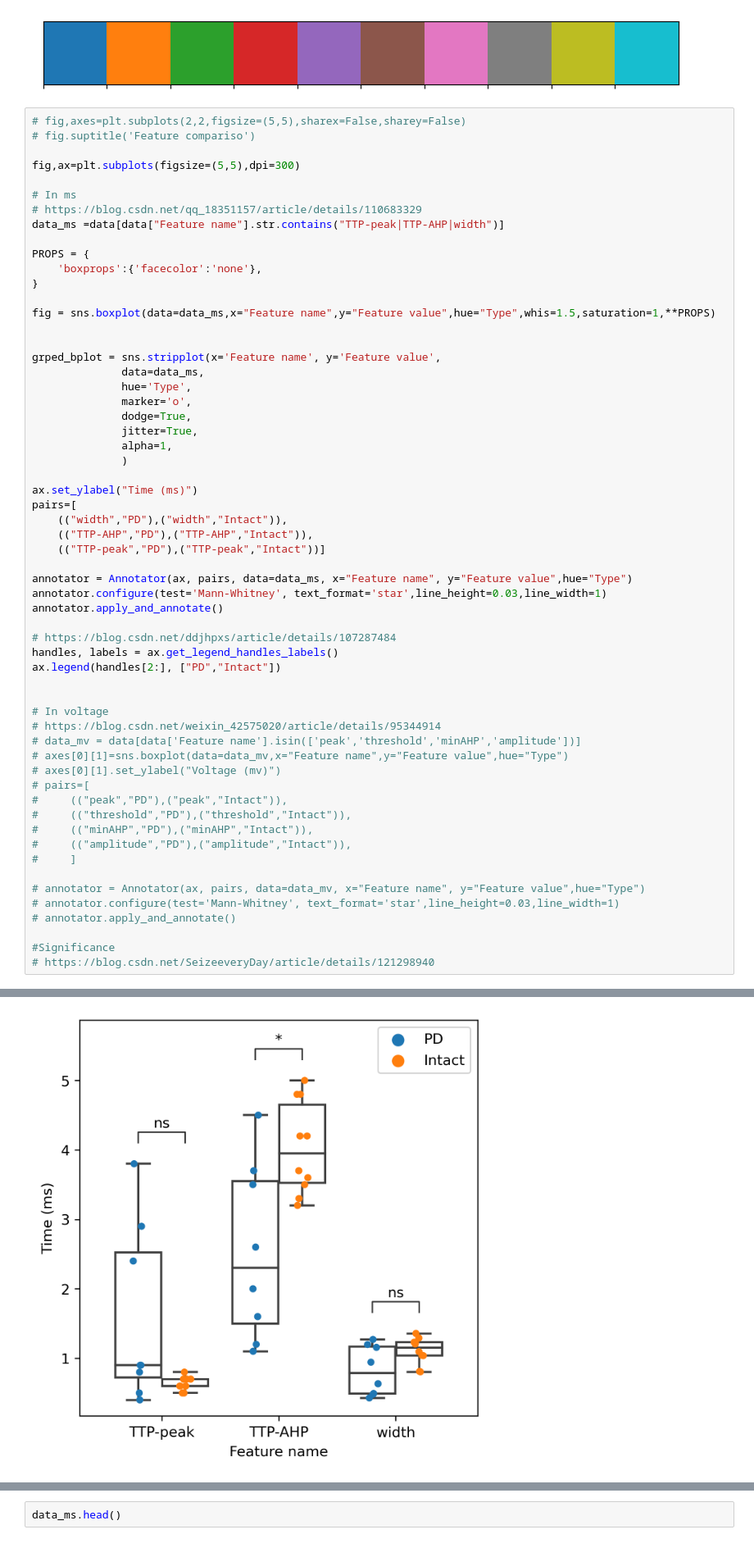
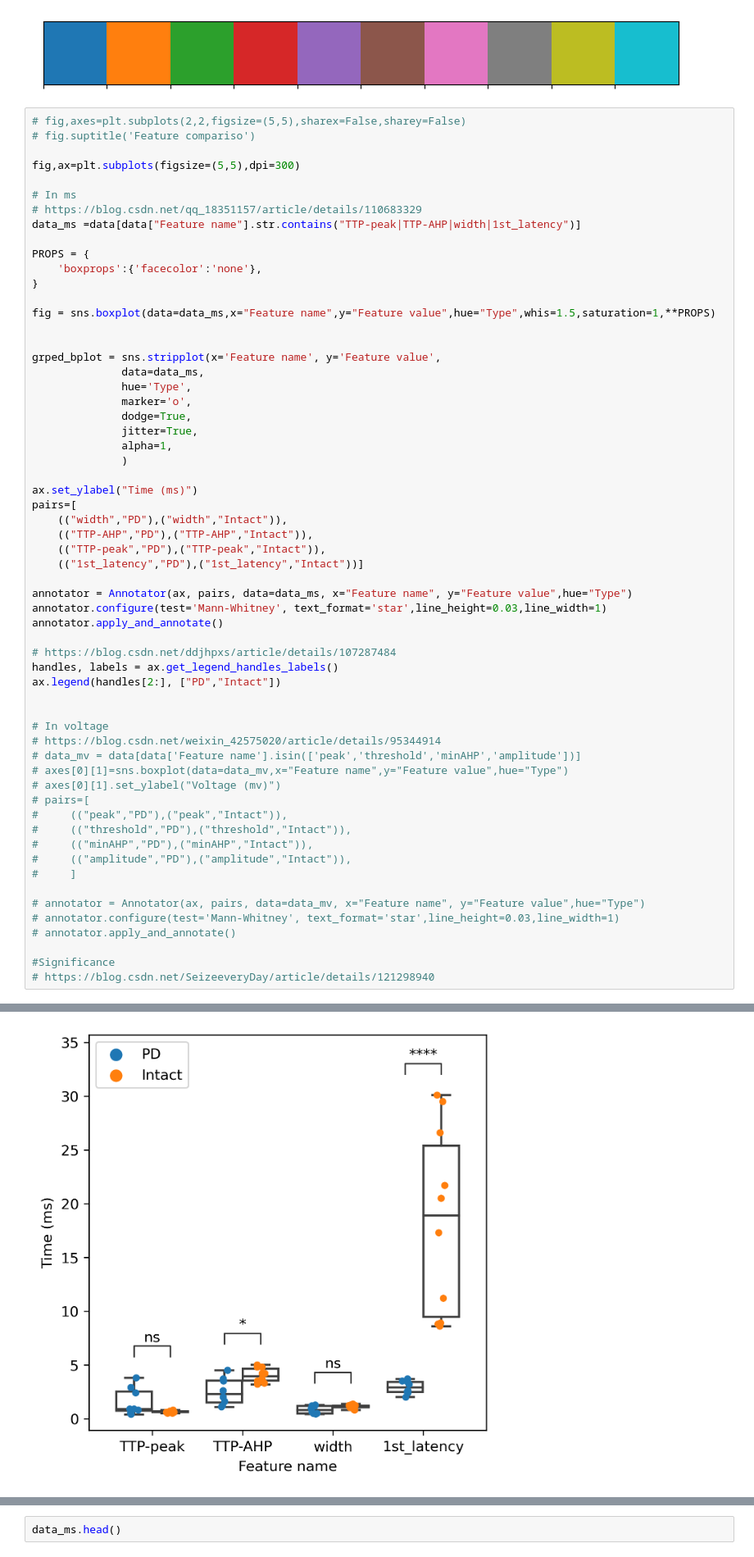
Before and after one commit to AlanYWu/Pioneer_spike-train-analysis, a Jupyter notebook: Graphs/Graph 3/Grouped box-whisker plot/Plot_first_spike/1_Plot_Final.ipynb, the cells around one changed output, grey strips where cells are left out. Shown at 82% size. Drawn from its saved outputs; the diff is of its cells as text.

Commit message:
Update: first spike latency

```diff
--- a/Graphs/Graph 3/Grouped box-whisker plot/Plot_first_spike/1_Plot_Final.ipynb
+++ b/Graphs/Graph 3/Grouped box-whisker plot/Plot_first_spike/1_Plot_Final.ipynb
@@ -31,7 +31,7 @@ fig,ax=plt.subplots(figsize=(5,5),dpi=300)
 
 # In ms
 # https://blog.csdn.net/qq_18351157/article/details/110683329
-data_ms =data[data["Feature name"].str.contains("TTP-peak|TTP-AHP|width")]
+data_ms =data[data["Feature name"].str.contains("TTP-peak|TTP-AHP|width|1st_latency")]
 
 PROPS = {
     'boxprops':{'facecolor':'none'},
@@ -53,7 +53,8 @@ ax.set_ylabel("Time (ms)")
 pairs=[
     (("width","PD"),("width","Intact")),
     (("TTP-AHP","PD"),("TTP-AHP","Intact")),
-    (("TTP-peak","PD"),("TTP-peak","Intact"))]
+    (("TTP-peak","PD"),("TTP-peak","Intact")),
+    (("1st_latency","PD"),("1st_latency","Intact"))]
 
 annotator = Annotator(ax, pairs, data=data_ms, x="Feature name", y="Feature value",hue="Type")
 annotator.configure(test='Mann-Whitney', text_format='star',line_height=0.03,line_width=1)
@@ -96,2 +98,2 @@ width_PD vs. width_Intact: Mann-Whitney-Wilcoxon test two-sided, P_val:8.314e-02
 <matplotlib.legend.Legend at 0x...>
-[figure, old version]
+[figure, new version]
```
Also changed, not shown: parts of 7 cells of this notebook, 15 other files.
